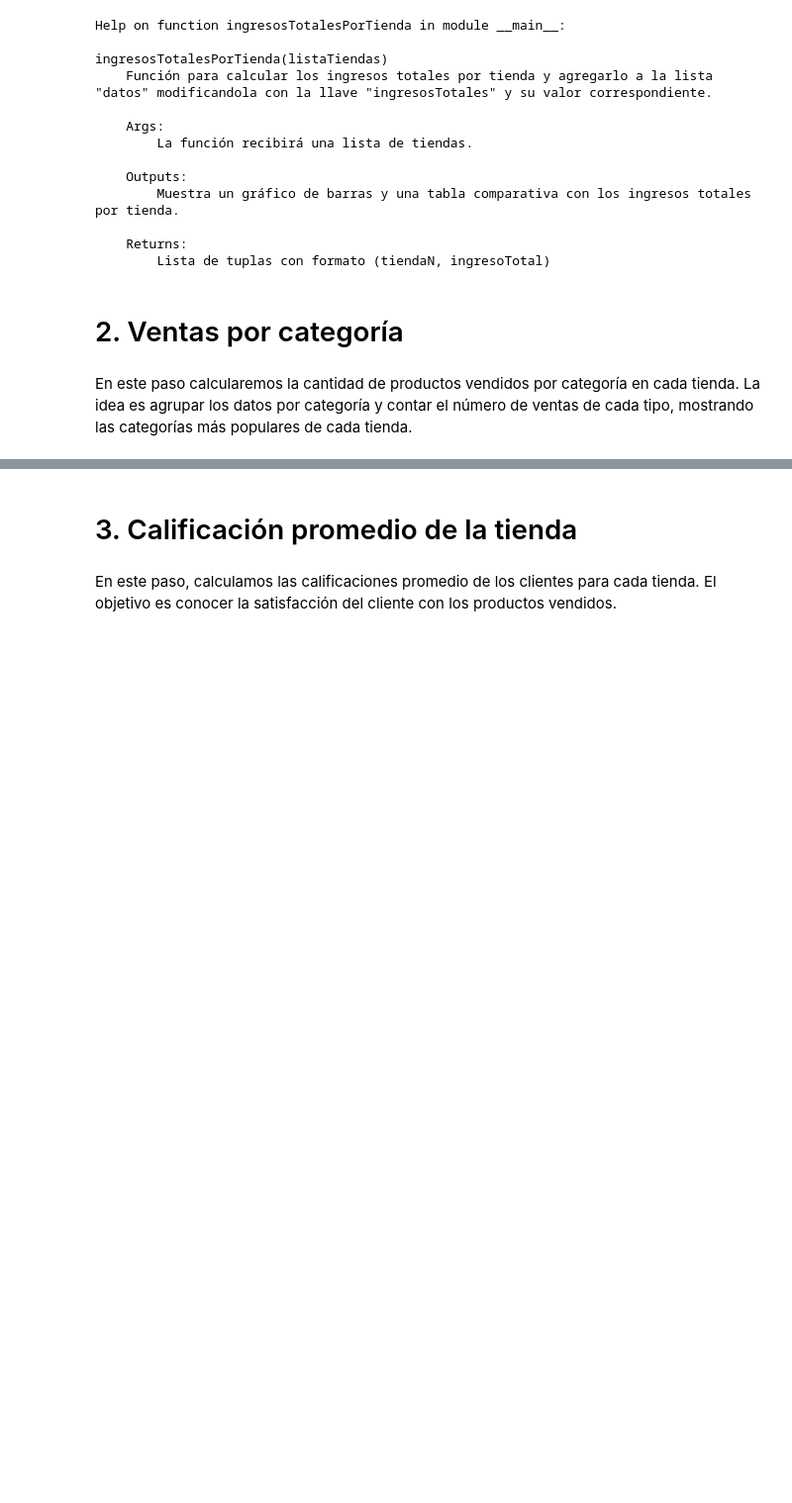
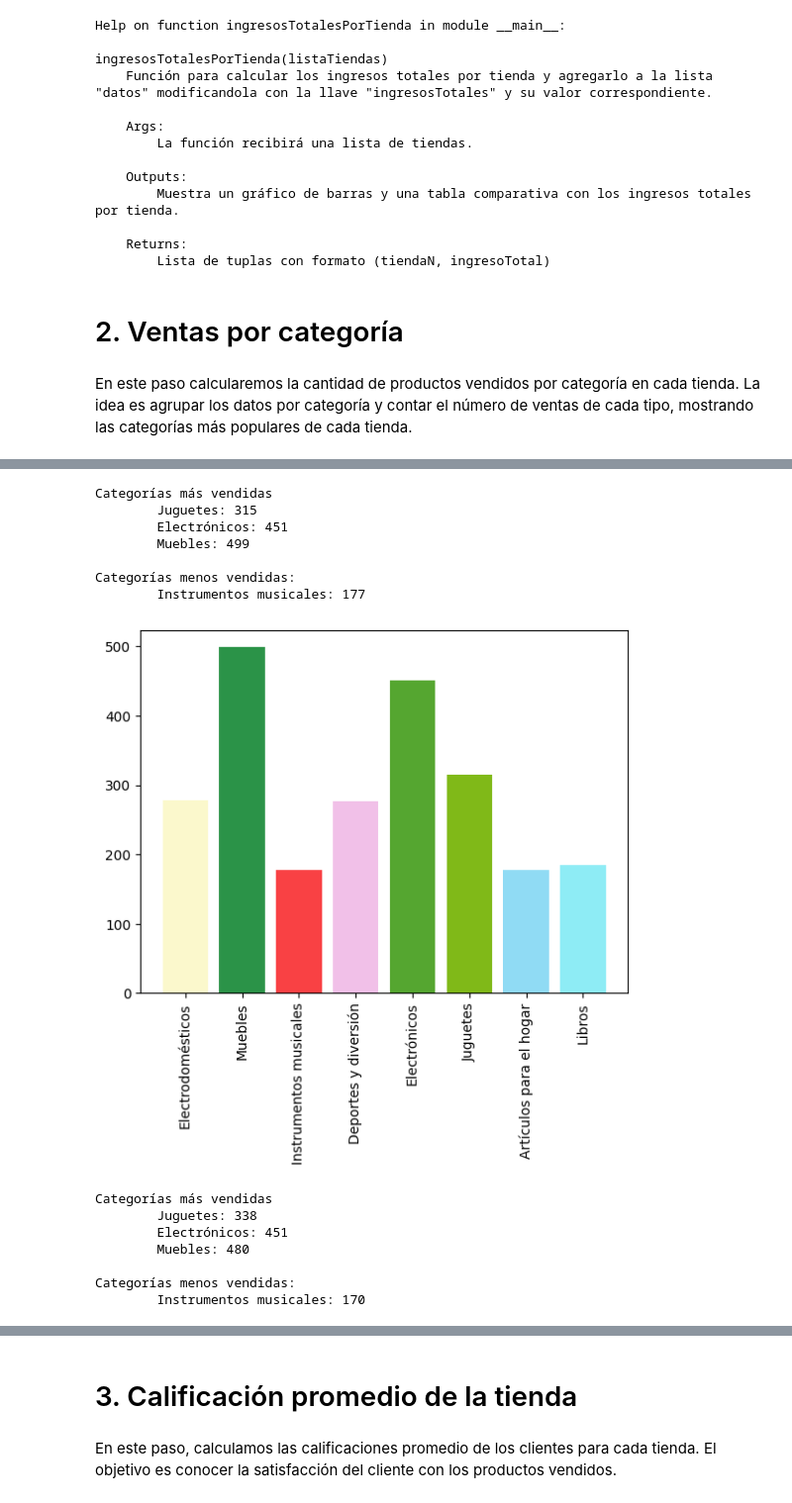
Before and after one commit to aylenfv/DS---Sr.-Juan, a Jupyter notebook: AluraStoreLatam.ipynb, the cells around one changed output, grey strips where cells are left out. Shown at 99% size. Saved outputs shown, nothing was run; the diff lists cells and outputs as text; code cells hidden in the pictures; blank space fills up the shorter version.

```diff
--- a/AluraStoreLatam.ipynb
+++ b/AluraStoreLatam.ipynb
@@ -380,0 +357,19 @@ Muebles                   |    465     |   442     |   499     |   480
+# %%
+ventasPorCategoria(tienda3)
+ventasPorCategoria(tienda4)
+# %% [output]
+Categorías más vendidas
+        Juguetes: 315
+        Electrónicos: 451
+        Muebles: 499
+
+Categorías menos vendidas:
+        Instrumentos musicales: 177
+[figure, added]
+Categorías más vendidas
+        Juguetes: 338
+        Electrónicos: 451
+        Muebles: 480
+
+Categorías menos vendidas:
+        Instrumentos musicales: 170
```
Also changed, not shown: parts of 26 cells of this notebook, 1 other file.
